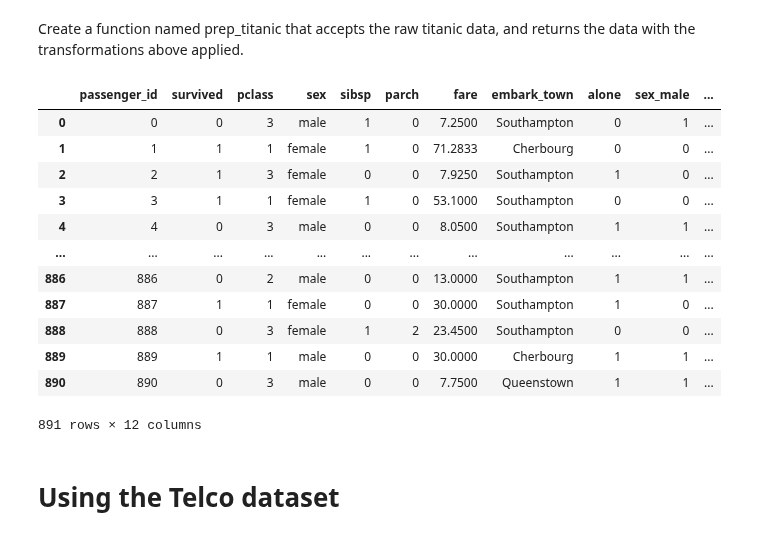
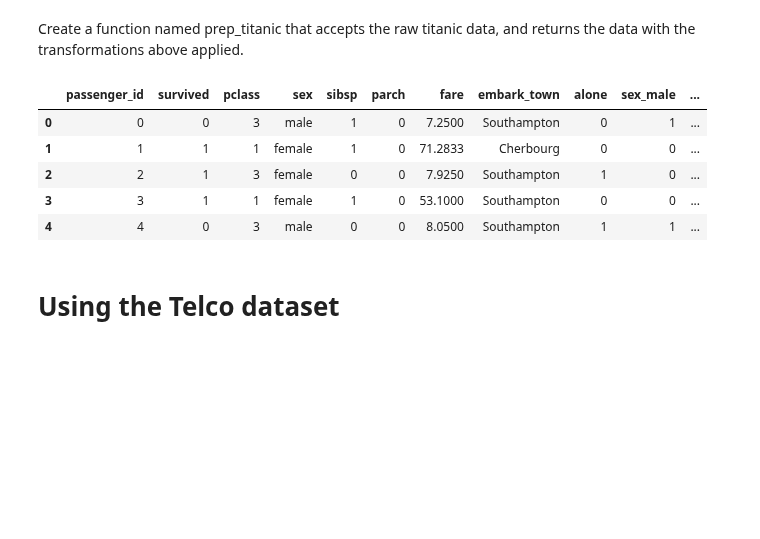
Before and after one commit to JAJCole/classification-exercises, a Jupyter notebook: classification_exercises.ipynb, the cells around one changed output. Drawn from its saved outputs; the diff is of its cells as text; code cells hidden in the pictures; blank space fills up the shorter version.

```diff
--- a/classification_exercises.ipynb
+++ b/classification_exercises.ipynb
@@ -420,21 +387,14 @@ def prep_titanic():
     titanic = pd.concat([titanic, tit_dummy],axis=1)
     return titanic
 # %%
-prep_titanic()
+prep_titanic().head()
 # %% [output]
 |  | passenger_id | survived | pclass | sex | sibsp | parch | fare | embark_town | alone | sex_male | ... |
 | 0 | 0 | 0 | 3 | male | 1 | 0 | 7.2500 | Southampton | 0 | 1 | ... |
 | 1 | 1 | 1 | 1 | female | 1 | 0 | 71.2833 | Cherbourg | 0 | 0 | ... |
 | 2 | 2 | 1 | 3 | female | 0 | 0 | 7.9250 | Southampton | 1 | 0 | ... |
 | 3 | 3 | 1 | 1 | female | 1 | 0 | 53.1000 | Southampton | 0 | 0 | ... |
 | 4 | 4 | 0 | 3 | male | 0 | 0 | 8.0500 | Southampton | 1 | 1 | ... |
-| ... | ... | ... | ... | ... | ... | ... | ... | ... | ... | ... | ... |
-| 886 | 886 | 0 | 2 | male | 0 | 0 | 13.0000 | Southampton | 1 | 1 | ... |
-| 887 | 887 | 1 | 1 | female | 0 | 0 | 30.0000 | Southampton | 1 | 0 | ... |
-| 888 | 888 | 0 | 3 | female | 1 | 2 | 23.4500 | Southampton | 0 | 0 | ... |
-| 889 | 889 | 1 | 1 | male | 0 | 0 | 30.0000 | Cherbourg | 1 | 1 | ... |
-| 890 | 890 | 0 | 3 | male | 0 | 0 | 7.7500 | Queenstown | 1 | 1 | ... |
-891 rows × 12 columns
 # %% [markdown]
 # Using the Telco dataset
 # %% [markdown]
```
Also changed, not shown: parts of 77 cells of this notebook.
